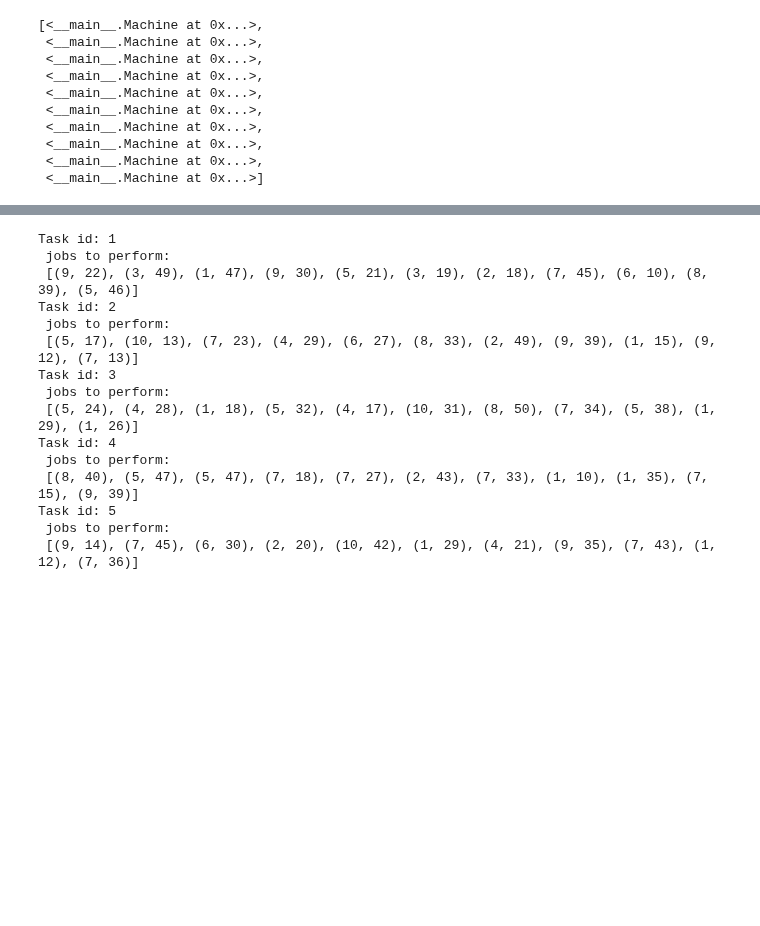
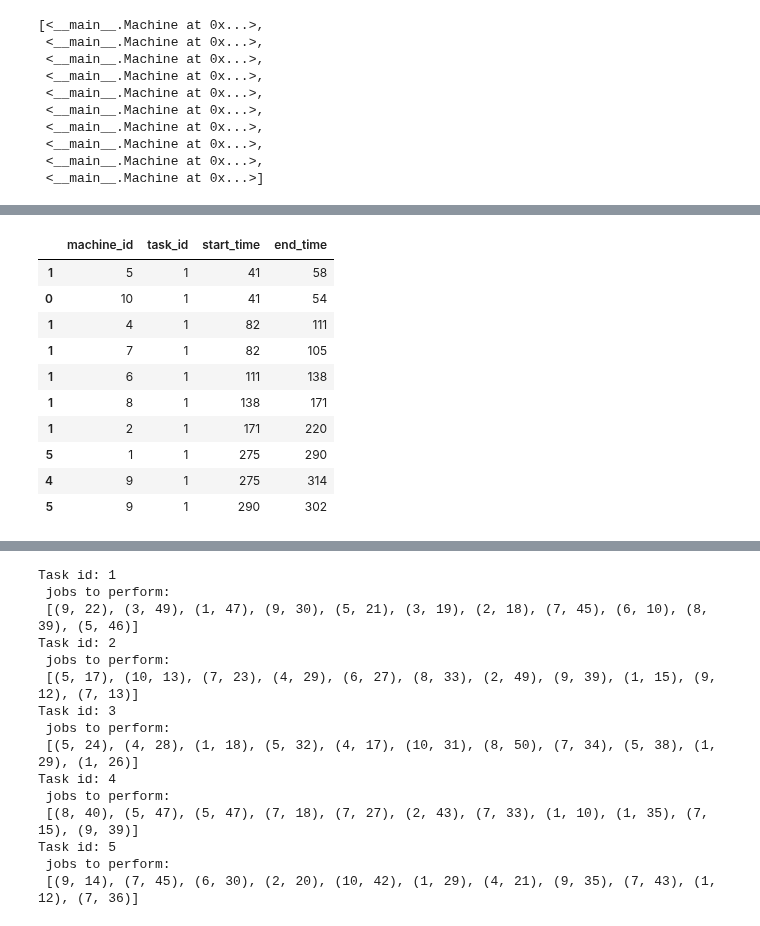
Before and after one commit to mkopanik/Introductiont-to-AI, a Jupyter notebook: Lab2/Lab2_test.ipynb, the cells around one changed output, grey strips where cells are left out. Drawn from its saved outputs; the diff is of its cells as text; code cells hidden in the pictures; blank space fills up the shorter version.

```diff
--- a/Lab2/Lab2_test.ipynb
+++ b/Lab2/Lab2_test.ipynb
@@ -195,0 +326,14 @@ test['end'] = test['end'] - test['start']
+# %%
+df_sumup[df_sumup['task_id']==1].sort_values('start_time',ascending=True)
+# %% [output]
+|  | machine_id | task_id | start_time | end_time |
+| 1 | 5 | 1 | 41 | 58 |
+| 0 | 10 | 1 | 41 | 54 |
+| 1 | 4 | 1 | 82 | 111 |
+| 1 | 7 | 1 | 82 | 105 |
+| 1 | 6 | 1 | 111 | 138 |
+| 1 | 8 | 1 | 138 | 171 |
+| 1 | 2 | 1 | 171 | 220 |
+| 5 | 1 | 1 | 275 | 290 |
+| 4 | 9 | 1 | 275 | 314 |
+| 5 | 9 | 1 | 290 | 302 |
```
Also changed, not shown: parts of 22 cells of this notebook.
